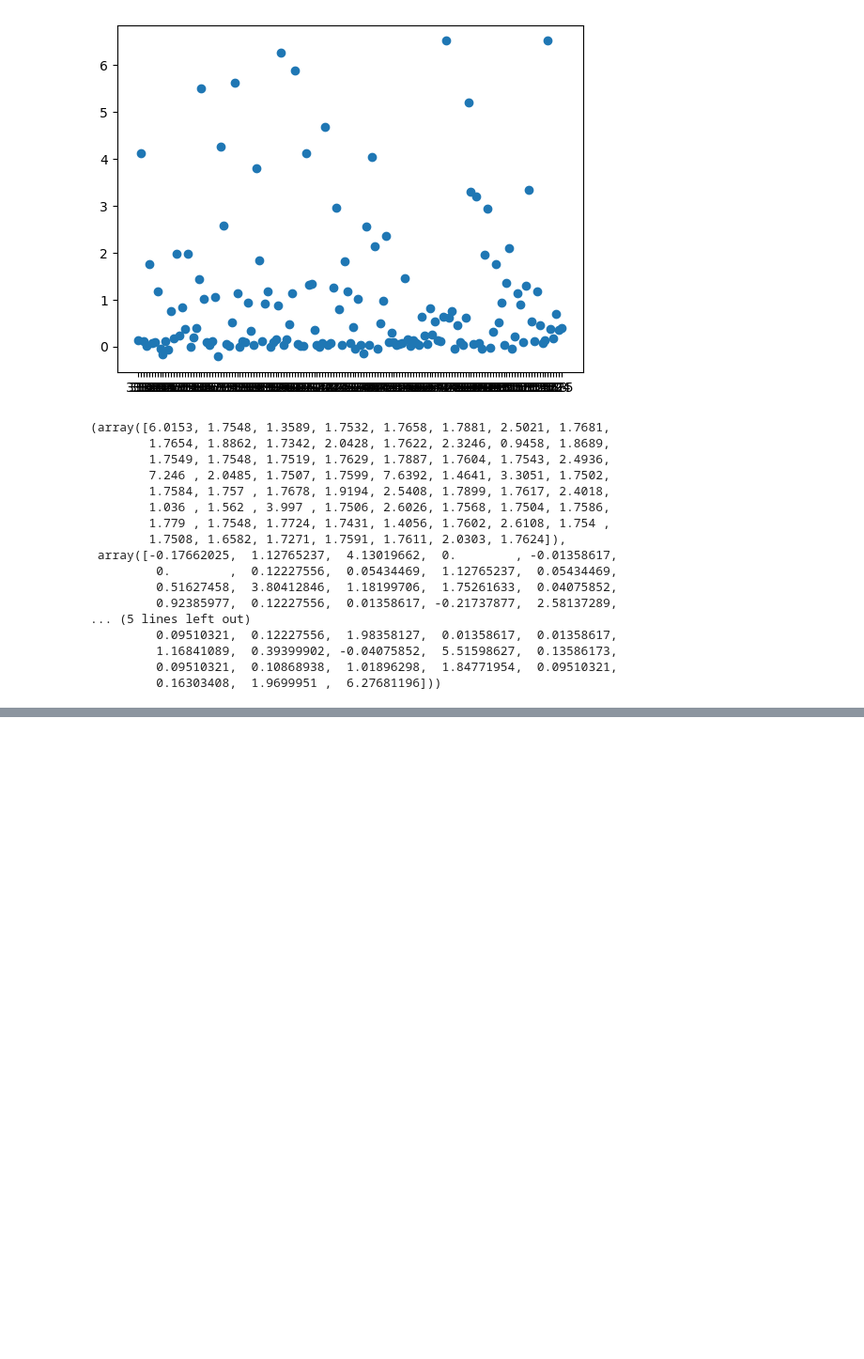
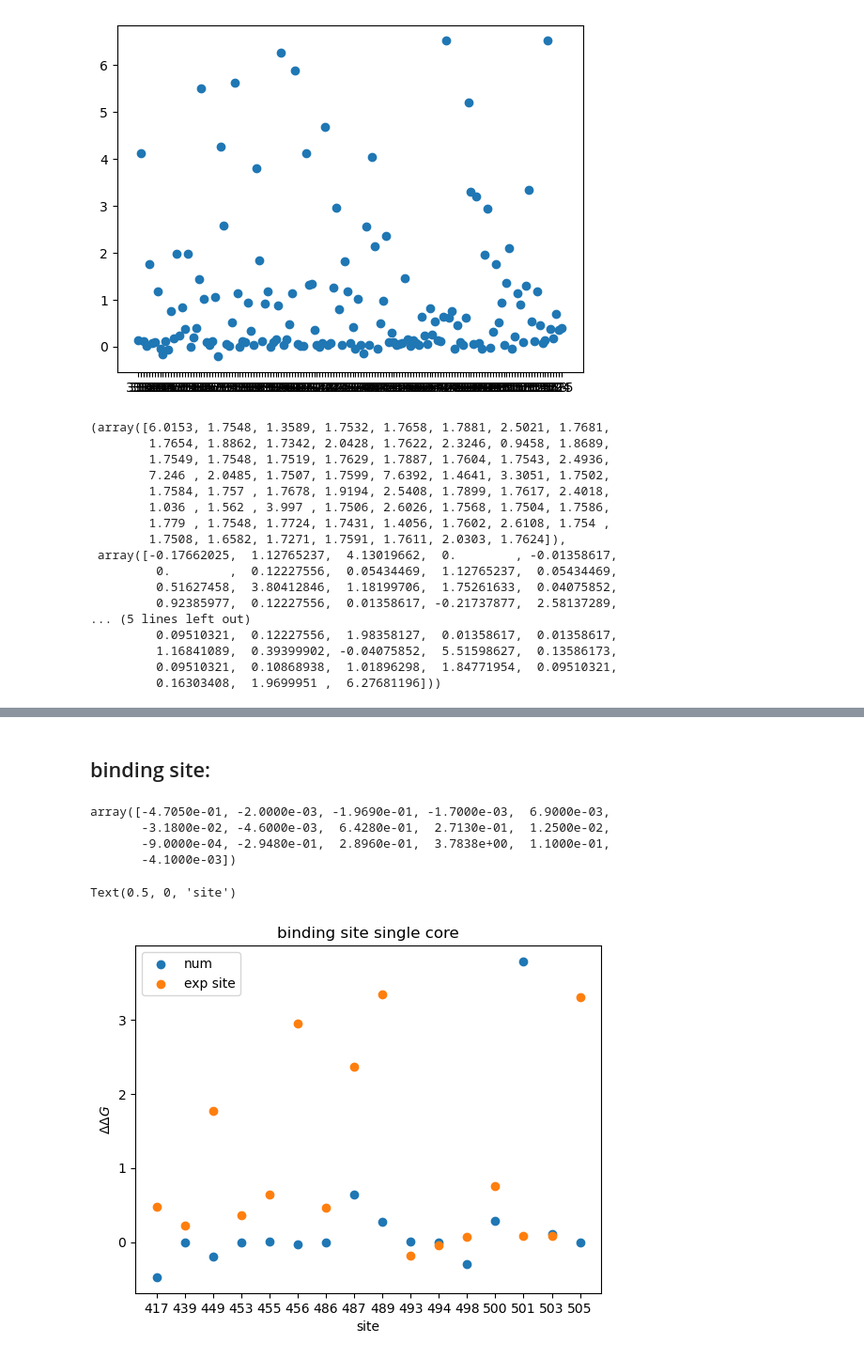
Before and after one commit to fergplace/amber_scripts, a Jupyter notebook: simple_amino_eval_pres.ipynb, the cells around one changed output, grey strips where cells are left out. Shown at 94% size. Drawn from its saved outputs; the diff is of its cells as text; code cells hidden in the pictures; blank space fills up the shorter version.

```diff
--- a/simple_amino_eval_pres.ipynb
+++ b/simple_amino_eval_pres.ipynb
@@ -397,0 +455,44 @@ num_66_all[mut_arg_idx], del_del_G_all_muts[mut_arg_idx]
+# %% [markdown]
+## binding site:
+# %%
+binding_idx = np.array([417, 439, 446, 449, 453, 455, 456, 475, 486, \
+                487, 489, 493, 494, 496, 498, 500, 501, 502, 503, 505])
+# %%
+df_num_data_all_single_core = pd.read_csv("all_amino_single_core.csv")
+#get mut names
+num_muts_all_sc = df_num_data_all_single_core["mutations"]
+#get mut names from exp DF
+exp_muts_np = df_exp_data["mutation"].to_numpy()
+
+num_66_all_sc = - df_num_data_all_single_core["delta_delta_g_gen_66"].to_numpy()
+mut_arg_all =np.array([mut[1:-1] for mut in df_num_data_all["mutations"].to_numpy()])
+mut_arg_idx_all = mut_arg_all.argsort()
+mut_arg_sorted_all = mut_arg_all[mut_arg_idx_all]
+
+mut_arg_idx_all_site =[]
+for arr_idx ,mut_idx in enumerate (mut_arg_sorted_all ):
+    if int(mut_idx) in binding_idx:
+        mut_arg_idx_all_site.append(arr_idx)
+
+
+
+
+#num_66_all_sc[mut_arg_idx_all][mut_arg_idx_all_site]
+# %% [output]
+array([-4.7050e-01, -2.0000e-03, -1.9690e-01, -1.7000e-03,  6.9000e-03,
+       -3.1800e-02, -4.6000e-03,  6.4280e-01,  2.7130e-01,  1.2500e-02,
+       -9.0000e-04, -2.9480e-01,  2.8960e-01,  3.7838e+00,  1.1000e-01,
+       -4.1000e-03])
+# %%
+plt.scatter( mut_arg_all[mut_arg_idx_all][mut_arg_idx_all_site]
+            , num_66_all_sc[mut_arg_idx_all][mut_arg_idx_all_site], label="num")
+
+plt.scatter(mut_arg_all[mut_arg_idx_all][mut_arg_idx_all_site],
+             del_del_G_all_muts[mut_arg_idx_all][mut_arg_idx_all_site], label="exp site")
+plt.legend()
+plt.title("binding site single core")
+plt.ylabel("$\Delta \Delta G$")
+plt.xlabel("site")
+# %% [output]
+Text(0.5, 0, 'site')
+[figure, added]
```
Also changed, not shown: parts of 5 cells of this notebook.
